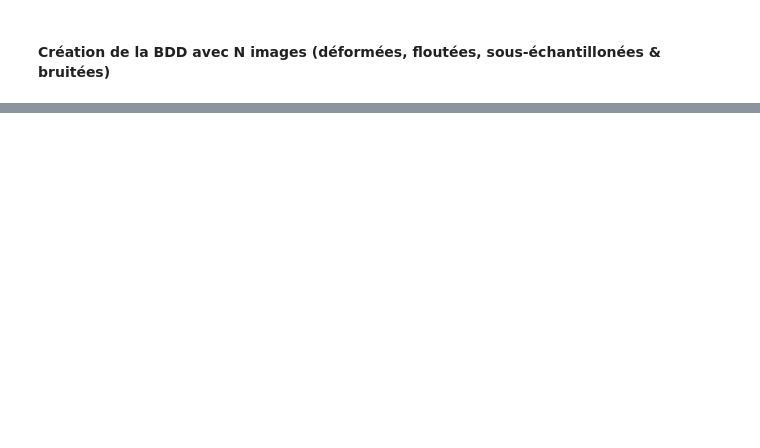
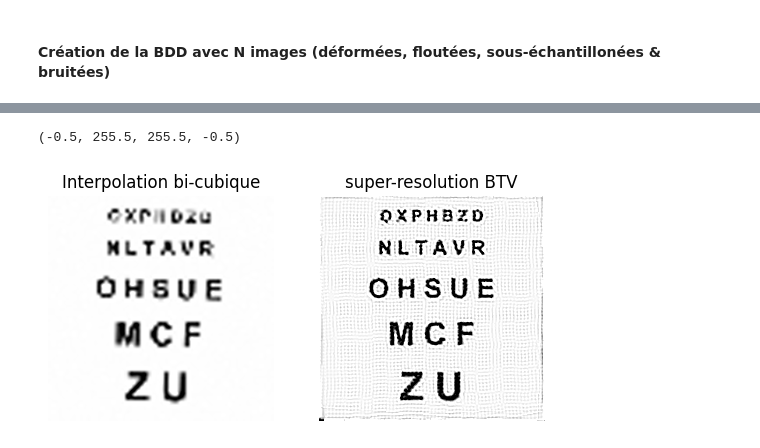
Before and after one commit to zoeducourau/Projet_fin_majeure, a Jupyter notebook: main script.ipynb, the cells around one changed output, grey strips where cells are left out. Saved outputs shown, nothing was run; the diff lists cells and outputs as text; code cells hidden in the pictures; blank space fills up the shorter version.

```diff
--- a/main script.ipynb
+++ b/main script.ipynb
@@ -56,0 +243,17 @@ for i in range (1,N):
+# %%
+img_interpolated_bicubic = cv2.resize(Y[0], X_0.shape, interpolation = cv2.INTER_CUBIC)
+
+plt.figure()
+
+plt.subplot(1, 2, 1)
+plt.imshow(img_interpolated_bicubic, cmap='gray')
+plt.title('Interpolation bi-cubique')
+plt.axis('off')
+
+plt.subplot(1, 2, 2)
+plt.imshow(X_k, cmap='gray', vmin=0, vmax=255)
+plt.title('super-resolution BTV')
+plt.axis('off')
+# %% [output]
+(-0.5, 255.5, 255.5, -0.5)
+[figure, added]
```
Also changed, not shown: parts of 14 cells of this notebook.
